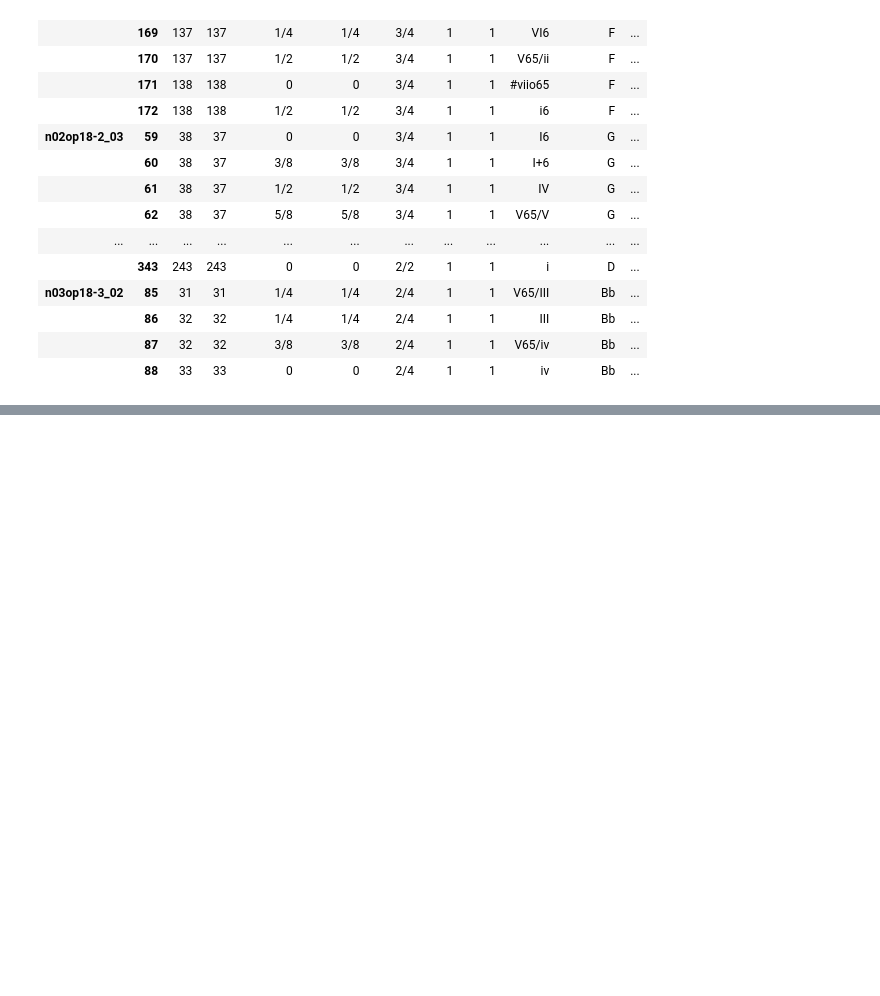
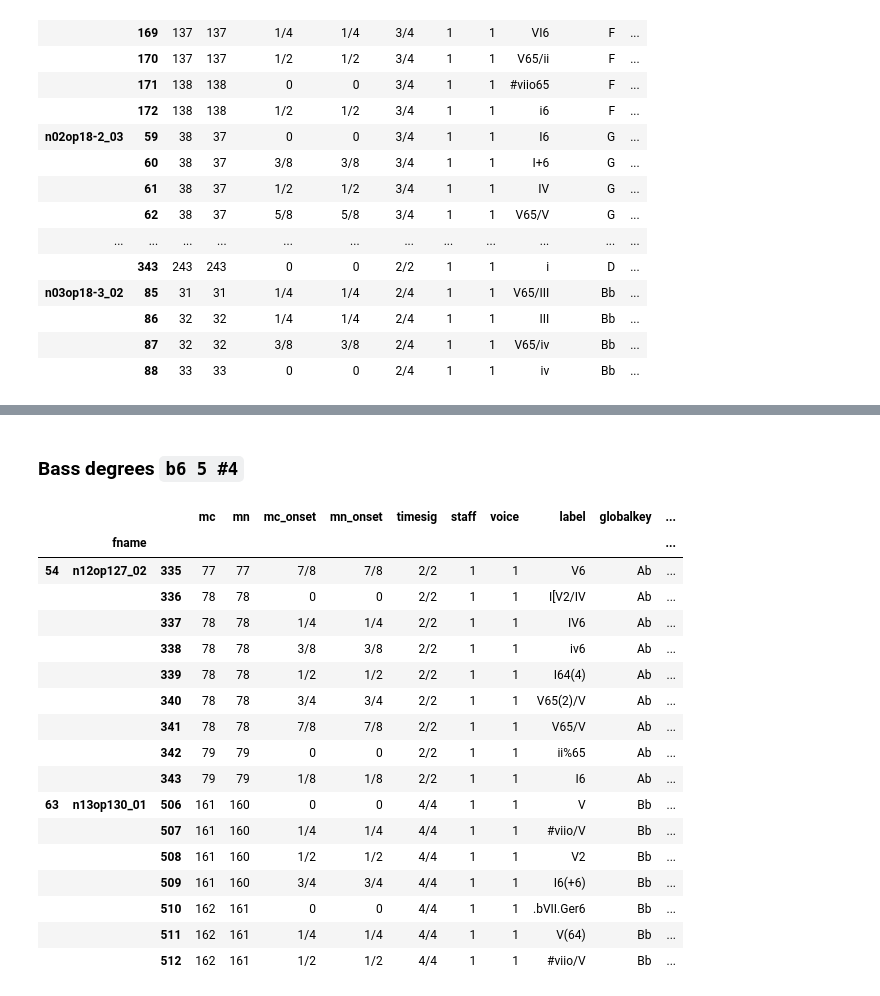
Before and after one commit to DCMLab/coup, a Jupyter notebook: chromatic_bass.ipynb, the cells around one changed output, grey strips where cells are left out. Saved outputs shown, nothing was run; the diff lists cells and outputs as text; code cells hidden in the pictures; blank space fills up the shorter version.

```diff
--- a/chromatic_bass.ipynb
+++ b/chromatic_bass.ipynb
@@ -274,0 +341,23 @@ four_asc.head(30)
+# %% [markdown]
+### Bass degrees `b6 5 #4`
+# %%
+show(descending, (-4, 1, 6), 'bass_note')
+# %% [output]
+|  |  |  | mc | mn | mc_onset | mn_onset | timesig | staff | voice | label | globalkey | ... |
+|  | fname |  |  |  |  |  |  |  |  |  |  | ... |
+| 54 | n12op127_02 | 335 | 77 | 77 | 7/8 | 7/8 | 2/2 | 1 | 1 | V6 | Ab | ... |
+|  |  | 336 | 78 | 78 | 0 | 0 | 2/2 | 1 | 1 | I[V2/IV | Ab | ... |
+|  |  | 337 | 78 | 78 | 1/4 | 1/4 | 2/2 | 1 | 1 | IV6 | Ab | ... |
+|  |  | 338 | 78 | 78 | 3/8 | 3/8 | 2/2 | 1 | 1 | iv6 | Ab | ... |
+|  |  | 339 | 78 | 78 | 1/2 | 1/2 | 2/2 | 1 | 1 | I64(4) | Ab | ... |
+|  |  | 340 | 78 | 78 | 3/4 | 3/4 | 2/2 | 1 | 1 | V65(2)/V | Ab | ... |
+|  |  | 341 | 78 | 78 | 7/8 | 7/8 | 2/2 | 1 | 1 | V65/V | Ab | ... |
+|  |  | 342 | 79 | 79 | 0 | 0 | 2/2 | 1 | 1 | ii%65 | Ab | ... |
+|  |  | 343 | 79 | 79 | 1/8 | 1/8 | 2/2 | 1 | 1 | I6 | Ab | ... |
+| 63 | n13op130_01 | 506 | 161 | 160 | 0 | 0 | 4/4 | 1 | 1 | V | Bb | ... |
+|  |  | 507 | 161 | 160 | 1/4 | 1/4 | 4/4 | 1 | 1 | #viio/V | Bb | ... |
+|  |  | 508 | 161 | 160 | 1/2 | 1/2 | 4/4 | 1 | 1 | V2 | Bb | ... |
+|  |  | 509 | 161 | 160 | 3/4 | 3/4 | 4/4 | 1 | 1 | I6(+6) | Bb | ... |
+|  |  | 510 | 162 | 161 | 0 | 0 | 4/4 | 1 | 1 | .bVII.Ger6 | Bb | ... |
+|  |  | 511 | 162 | 161 | 1/4 | 1/4 | 4/4 | 1 | 1 | V(64) | Bb | ... |
+|  |  | 512 | 162 | 161 | 1/2 | 1/2 | 4/4 | 1 | 1 | #viio/V | Bb | ... |
```
Also changed, not shown: parts of 17 cells of this notebook.
